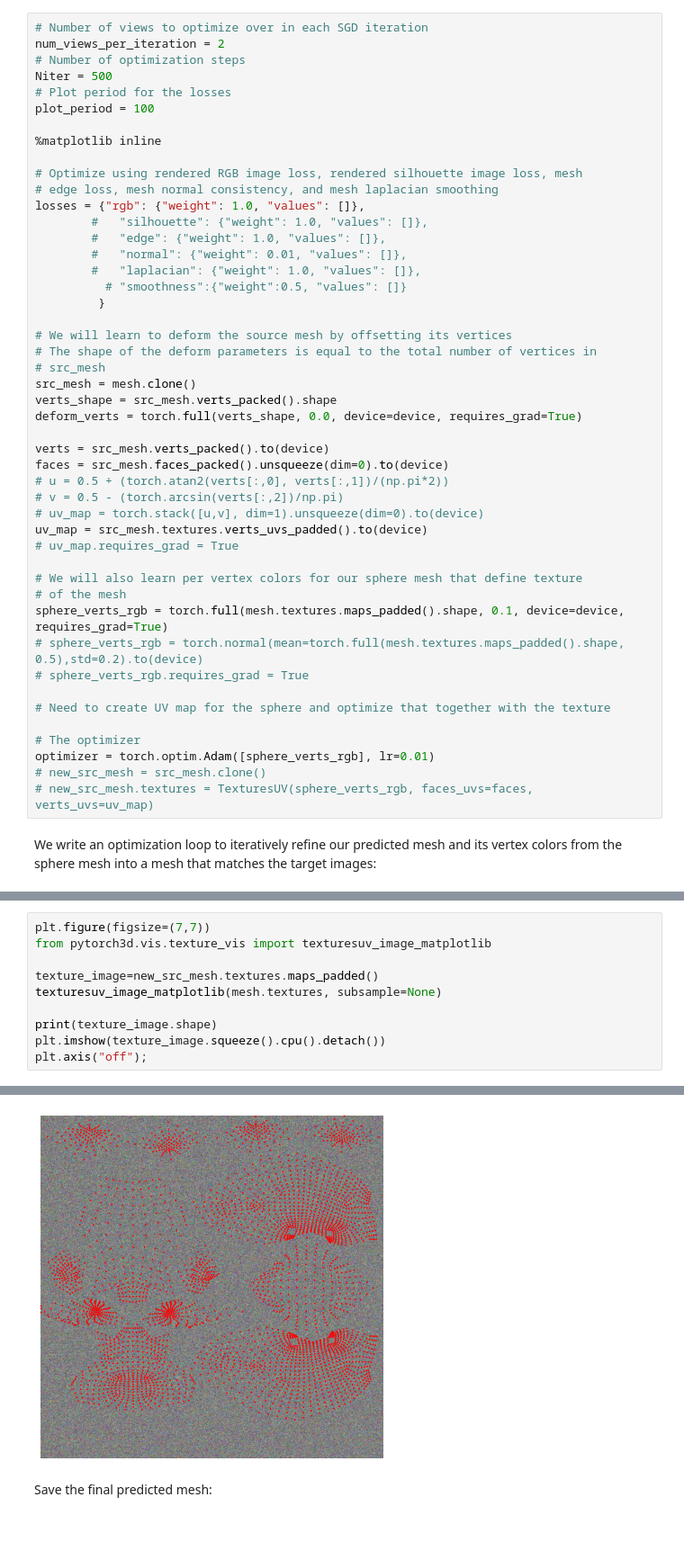
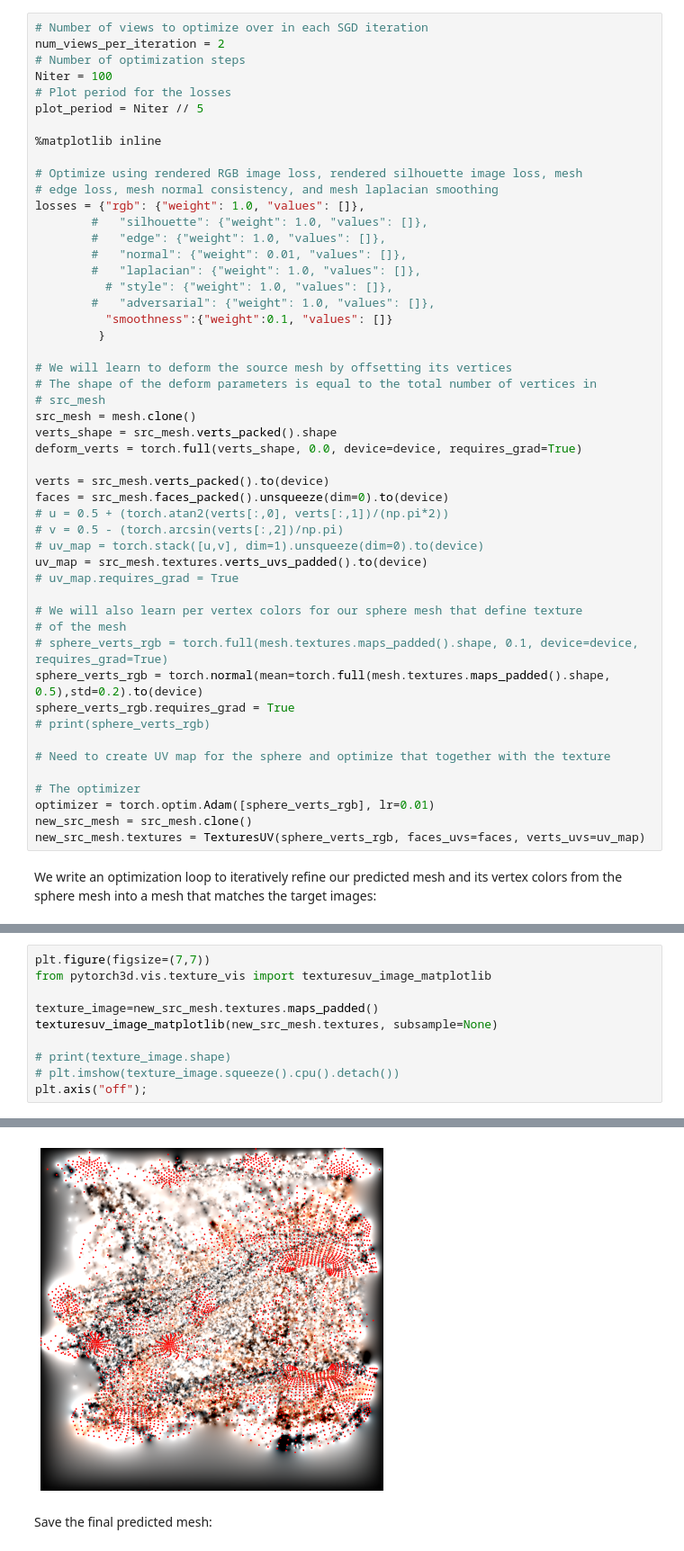
Before and after one commit to theycallmepeter/pytorch3d_PBR, a Jupyter notebook: docs/tutorials/fit_textured_mesh.ipynb, the cells around one changed output, grey strips where cells are left out. Shown at 90% size. Cells and saved outputs as stored; diff of their text form.

Commit message:
adversarial loss wip

```diff
--- a/docs/tutorials/fit_textured_mesh.ipynb
+++ b/docs/tutorials/fit_textured_mesh.ipynb
@@ -634,9 +634,9 @@ We initialize settings, losses, and the optimizer that will be used to iterative
 # Number of views to optimize over in each SGD iteration
 num_views_per_iteration = 2
 # Number of optimization steps
-Niter = 500
+Niter = 100
 # Plot period for the losses
-plot_period = 100
+plot_period = Niter // 5
 
 %matplotlib inline
 
@@ -647,7 +647,9 @@ losses = {"rgb": {"weight": 1.0, "values": []},
         #   "edge": {"weight": 1.0, "values": []},
         #   "normal": {"weight": 0.01, "values": []},
         #   "laplacian": {"weight": 1.0, "values": []},
-          # "smoothness":{"weight":0.5, "values": []}
+          # "style": {"weight": 1.0, "values": []},
+        #   "adversarial": {"weight": 1.0, "values": []},
+          "smoothness":{"weight":0.1, "values": []}
          }
 
 # We will learn to deform the source mesh by offsetting its vertices
@@ -667,16 +669,17 @@ uv_map = src_mesh.textures.verts_uvs_padded().to(device)
 
 # We will also learn per vertex colors for our sphere mesh that define texture
 # of the mesh
-sphere_verts_rgb = torch.full(mesh.textures.maps_padded().shape, 0.1, device=device, requires_grad=True)
-# sphere_verts_rgb = torch.normal(mean=torch.full(mesh.textures.maps_padded().shape, 0.5),std=0.2).to(device)
-# sphere_verts_rgb.requires_grad = True
+# sphere_verts_rgb = torch.full(mesh.textures.maps_padded().shape, 0.1, device=device, requires_grad=True)
+sphere_verts_rgb = torch.normal(mean=torch.full(mesh.textures.maps_padded().shape, 0.5),std=0.2).to(device)
+sphere_verts_rgb.requires_grad = True
+# print(sphere_verts_rgb)
 
 # Need to create UV map for the sphere and optimize that together with the texture
 
 # The optimizer
 optimizer = torch.optim.Adam([sphere_verts_rgb], lr=0.01)
-# new_src_mesh = src_mesh.clone()
-# new_src_mesh.textures = TexturesUV(sphere_verts_rgb, faces_uvs=faces, verts_uvs=uv_map)
+new_src_mesh = src_mesh.clone()
+new_src_mesh.textures = TexturesUV(sphere_verts_rgb, faces_uvs=faces, verts_uvs=uv_map)
 # %% [markdown]
 We write an optimization loop to iteratively refine our predicted mesh and its vertex colors from the sphere mesh into a mesh that matches the target images:
 # %%
@@ -927,10 +1020,10 @@ plt.figure(figsize=(7,7))
 from pytorch3d.vis.texture_vis import texturesuv_image_matplotlib
 
 texture_image=new_src_mesh.textures.maps_padded()
-texturesuv_image_matplotlib(mesh.textures, subsample=None)
+texturesuv_image_matplotlib(new_src_mesh.textures, subsample=None)
 
-print(texture_image.shape)
-plt.imshow(texture_image.squeeze().cpu().detach())
+# print(texture_image.shape)
+# plt.imshow(texture_image.squeeze().cpu().detach())
 plt.axis("off");
 # %% [output]
 Clipping input data to the valid range for imshow with RGB data ([0..1] for floats or [0..255] for integers).
@@ -938,3 +1030,3 @@ torch.Size([1, 1024, 1024, 3])
-[figure, old version]
+[figure, new version]
 # %% [markdown]
 Save the final predicted mesh:
```
Also changed, not shown: parts of 6 cells of this notebook.
